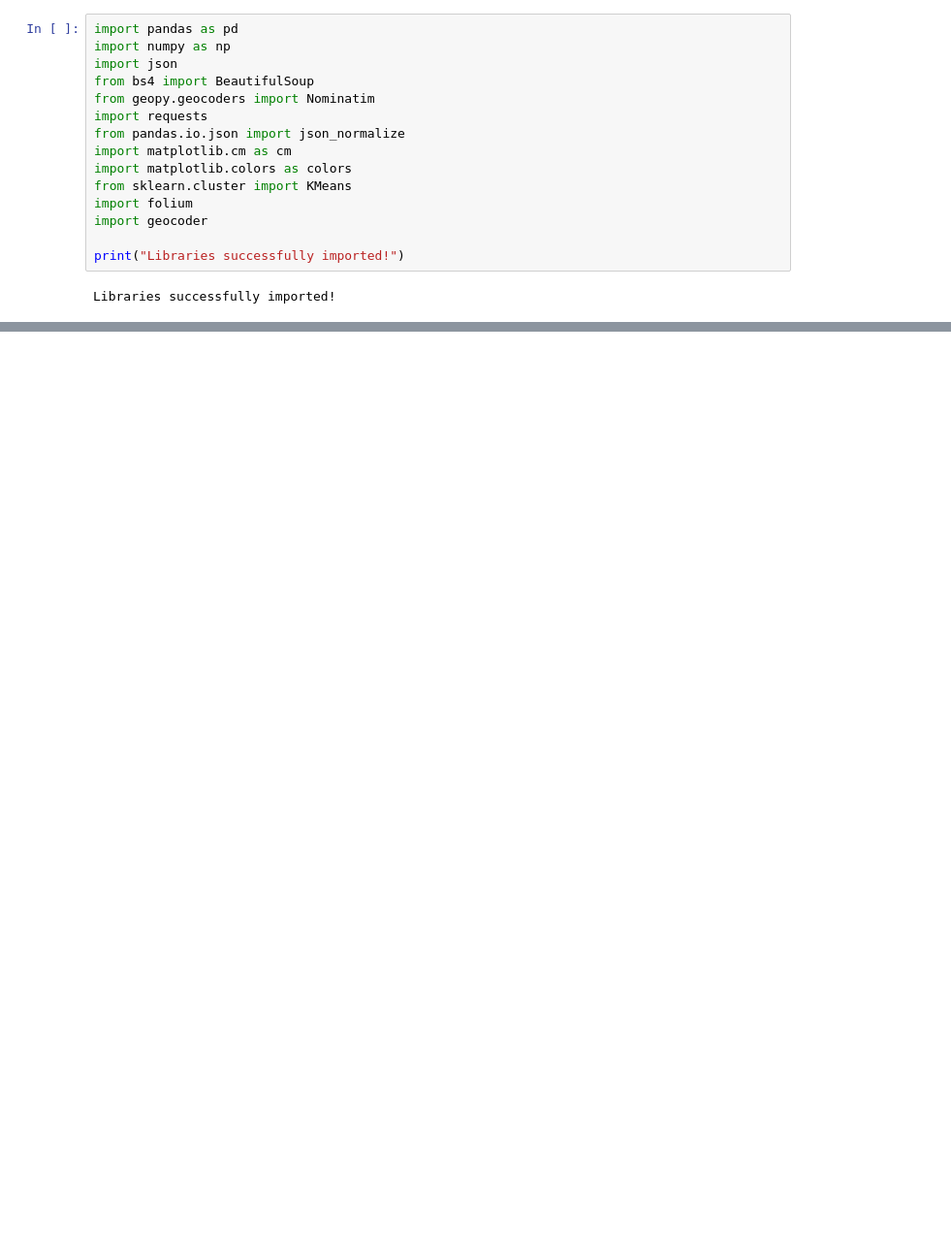
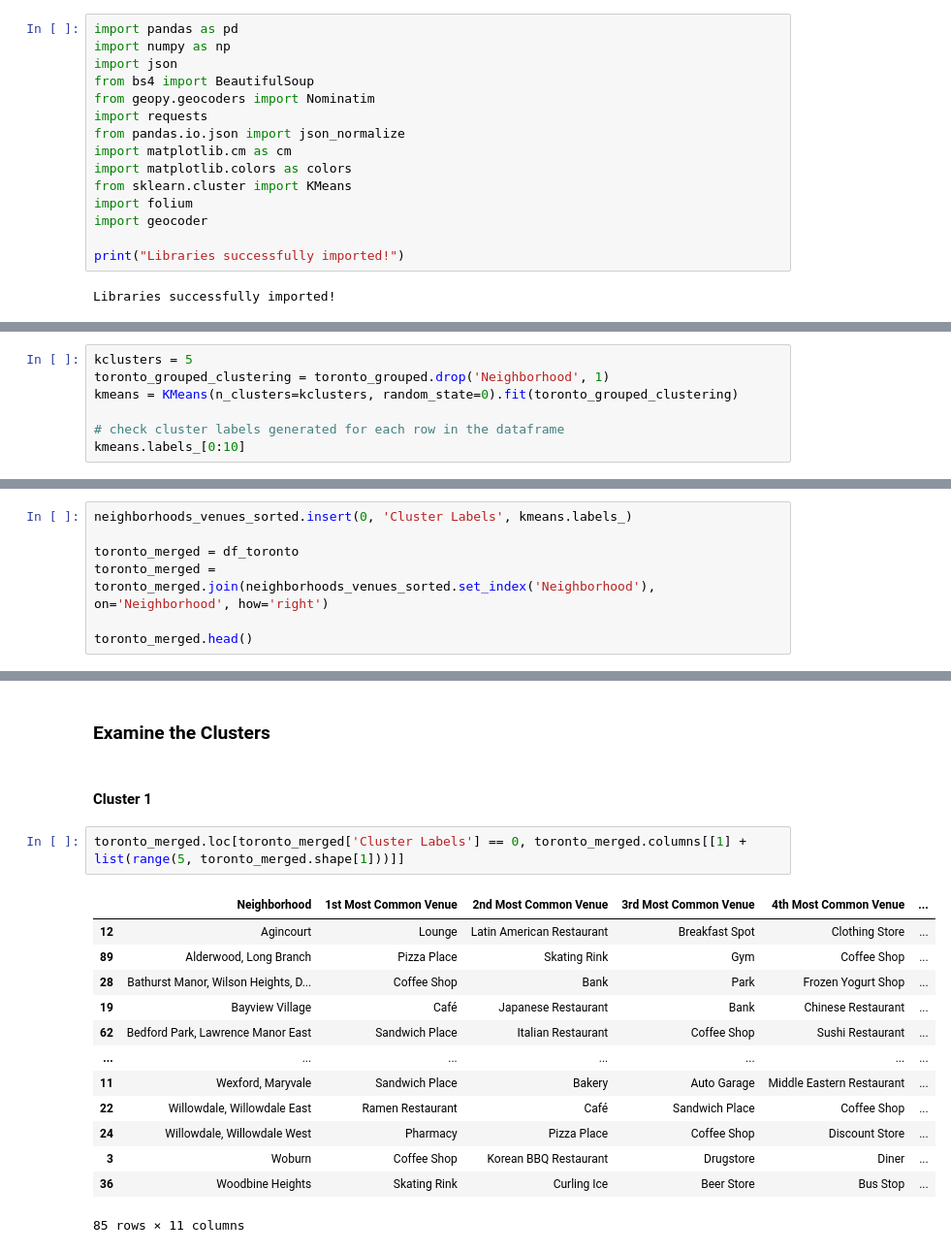
Before and after one commit to jbhsound/Coursera_Capstone, a Jupyter notebook: adsc_wk3_assignment_p3.ipynb, the cells around one changed output, grey strips where cells are left out. Shown at 97% size. Saved outputs shown, nothing was run; the diff lists cells and outputs as text; blank space fills up the shorter version.

```diff
--- a/adsc_wk3_assignment_p3.ipynb
+++ b/adsc_wk3_assignment_p3.ipynb
@@ -50,0 +362,7 @@ df_toronto
+# %%
+kclusters = 5
+toronto_grouped_clustering = toronto_grouped.drop('Neighborhood', 1)
+kmeans = KMeans(n_clusters=kclusters, random_state=0).fit(toronto_grouped_clustering)
+
+# check cluster labels generated for each row in the dataframe
+kmeans.labels_[0:10]
@@ -50,0 +371,7 @@ df_toronto
+# %%
+neighborhoods_venues_sorted.insert(0, 'Cluster Labels', kmeans.labels_)
+
+toronto_merged = df_toronto
+toronto_merged = toronto_merged.join(neighborhoods_venues_sorted.set_index('Neighborhood'), on='Neighborhood', how='right')
+
+toronto_merged.head()
@@ -50,0 +410,20 @@ df_toronto
+# %% [markdown]
+### Examine the Clusters
+# %% [markdown]
+#### Cluster 1
+# %%
+toronto_merged.loc[toronto_merged['Cluster Labels'] == 0, toronto_merged.columns[[1] + list(range(5, toronto_merged.shape[1]))]]
+# %% [output]
+|  | Neighborhood | 1st Most Common Venue | 2nd Most Common Venue | 3rd Most Common Venue | 4th Most Common Venue | ... |
+| 12 | Agincourt | Lounge | Latin American Restaurant | Breakfast Spot | Clothing Store | ... |
+| 89 | Alderwood, Long Branch | Pizza Place | Skating Rink | Gym | Coffee Shop | ... |
+| 28 | Bathurst Manor, Wilson Heights, D... | Coffee Shop | Bank | Park | Frozen Yogurt Shop | ... |
+| 19 | Bayview Village | Café | Japanese Restaurant | Bank | Chinese Restaurant | ... |
+| 62 | Bedford Park, Lawrence Manor East | Sandwich Place | Italian Restaurant | Coffee Shop | Sushi Restaurant | ... |
+| ... | ... | ... | ... | ... | ... | ... |
+| 11 | Wexford, Maryvale | Sandwich Place | Bakery | Auto Garage | Middle Eastern Restaurant | ... |
+| 22 | Willowdale, Willowdale East | Ramen Restaurant | Café | Sandwich Place | Coffee Shop | ... |
+| 24 | Willowdale, Willowdale West | Pharmacy | Pizza Place | Coffee Shop | Discount Store | ... |
+| 3 | Woburn | Coffee Shop | Korean BBQ Restaurant | Drugstore | Diner | ... |
+| 36 | Woodbine Heights | Skating Rink | Curling Ice | Beer Store | Bus Stop | ... |
+85 rows × 11 columns
```
Also changed, not shown: parts of 41 cells of this notebook, 1 other file.
